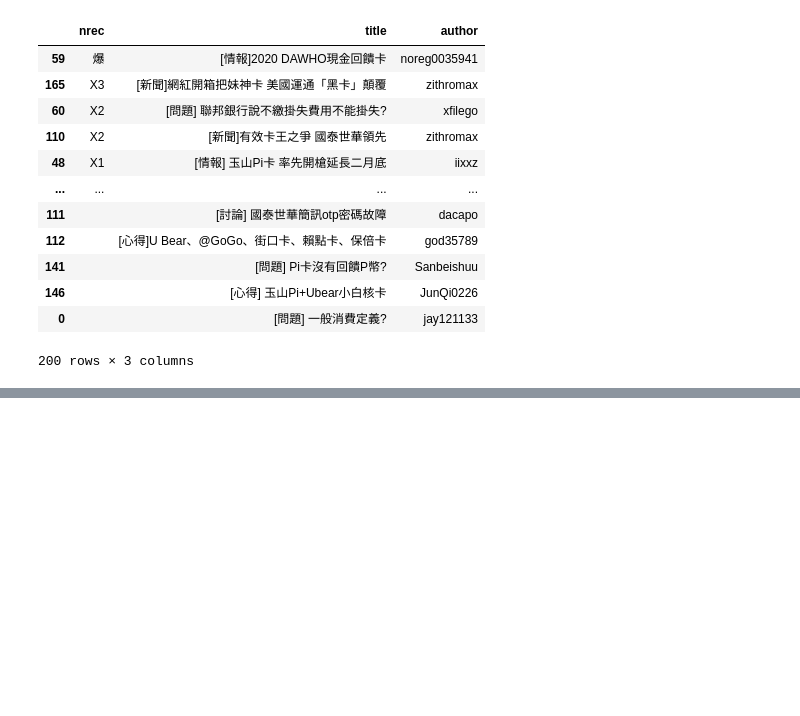
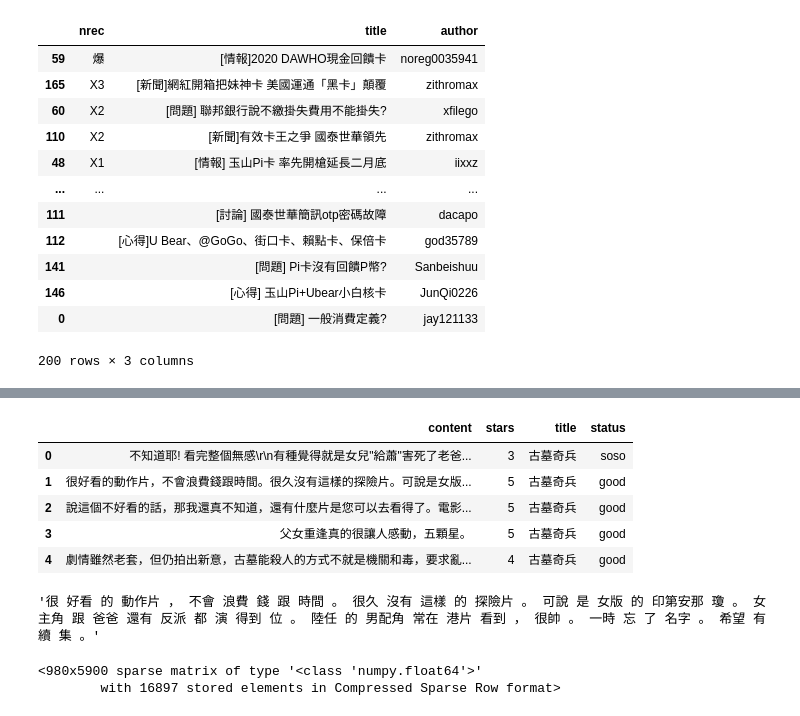
Before and after one commit to ywchiu/sfitm, a Jupyter notebook: Demo20191226.ipynb, the cells around one changed output, grey strips where cells are left out. Drawn from its saved outputs; the diff is of its cells as text; code cells hidden in the pictures; blank space fills up the shorter version.

```diff
--- a/Demo20191226.ipynb
+++ b/Demo20191226.ipynb
@@ -97,0 +163,11 @@ df.sort_values('nrec', ascending=False)
+# %%
+import pandas
+movies = pandas.read_excel('https://raw.githubusercontent.com/ywchiu/pytextmining/master/data/yahoo_movie.xlsx', index_col = 0)
+movies.head()
+# %% [output]
+|  | content | stars | title | status |
+| 0 | 不知道耶! 看完整個無感\r\n有種覺得就是女兒"給蕭"害死了老爸... | 3 | 古墓奇兵 | soso |
+| 1 | 很好看的動作片，不會浪費錢跟時間。很久沒有這樣的探險片。可說是女版... | 5 | 古墓奇兵 | good |
+| 2 | 說這個不好看的話，那我還真不知道，還有什麼片是您可以去看得了。電影... | 5 | 古墓奇兵 | good |
+| 3 | 父女重逢真的很讓人感動，五顆星。 | 5 | 古墓奇兵 | good |
+| 4 | 劇情雖然老套，但仍拍出新意，古墓能殺人的方式不就是機關和毒，要求亂... | 4 | 古墓奇兵 | good |
@@ -97,0 +183,12 @@ df.sort_values('nrec', ascending=False)
+# %%
+corpus[0]
+# %% [output]
+'很 好看 的 動作片 ， 不會 浪費 錢 跟 時間 。 很久 沒有 這樣 的 探險片 。 可說 是 女版 的 印第安那 瓊 。 女主角 跟 爸爸 還有 反派 都 演 得到 位 。 陸任 的 男配角 常在 港片 看到 ， 很帥 。 一時 忘 了 名字 。 希望 有續 集 。'
+# %%
+from sklearn.feature_extraction.text import TfidfVectorizer
+vectorizer = TfidfVectorizer()
+X = vectorizer.fit_transform(corpus)
+X
+# %% [output]
+<980x5900 sparse matrix of type '<class 'numpy.float64'>'
+        with 16897 stored elements in Compressed Sparse Row format>
```
Also changed, not shown: parts of 15 cells of this notebook.
